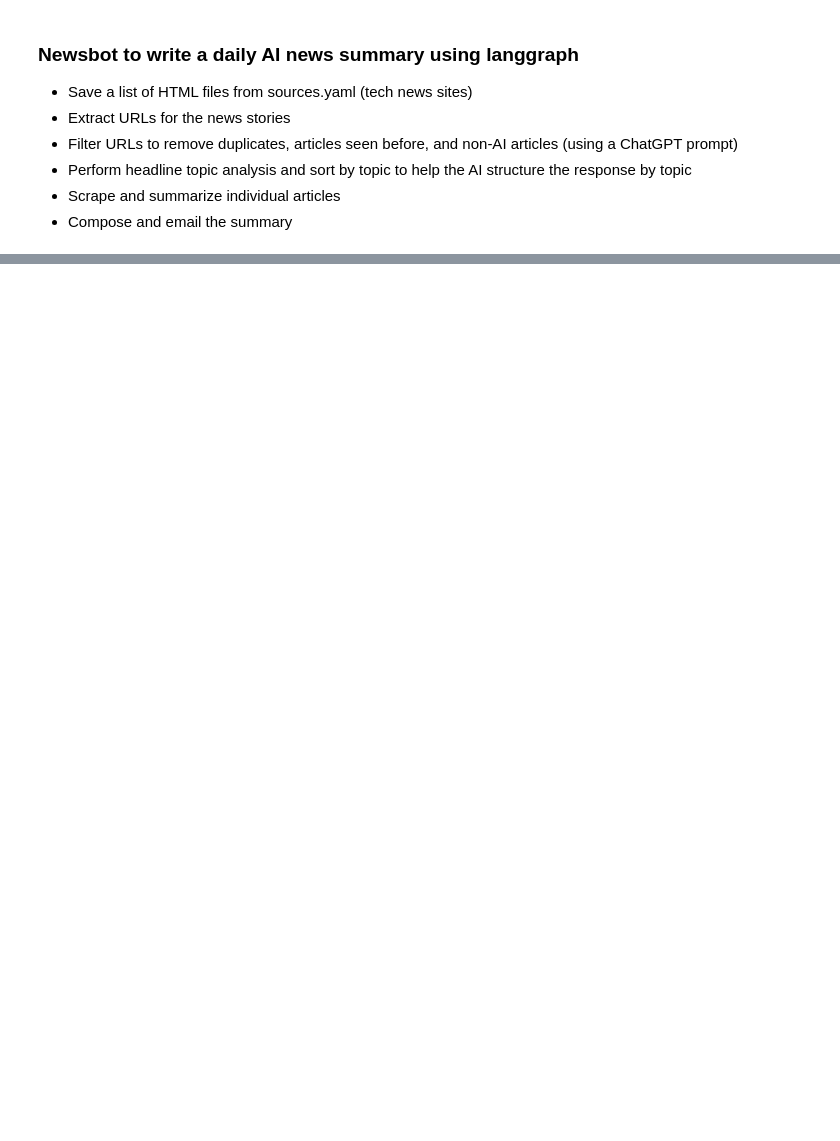
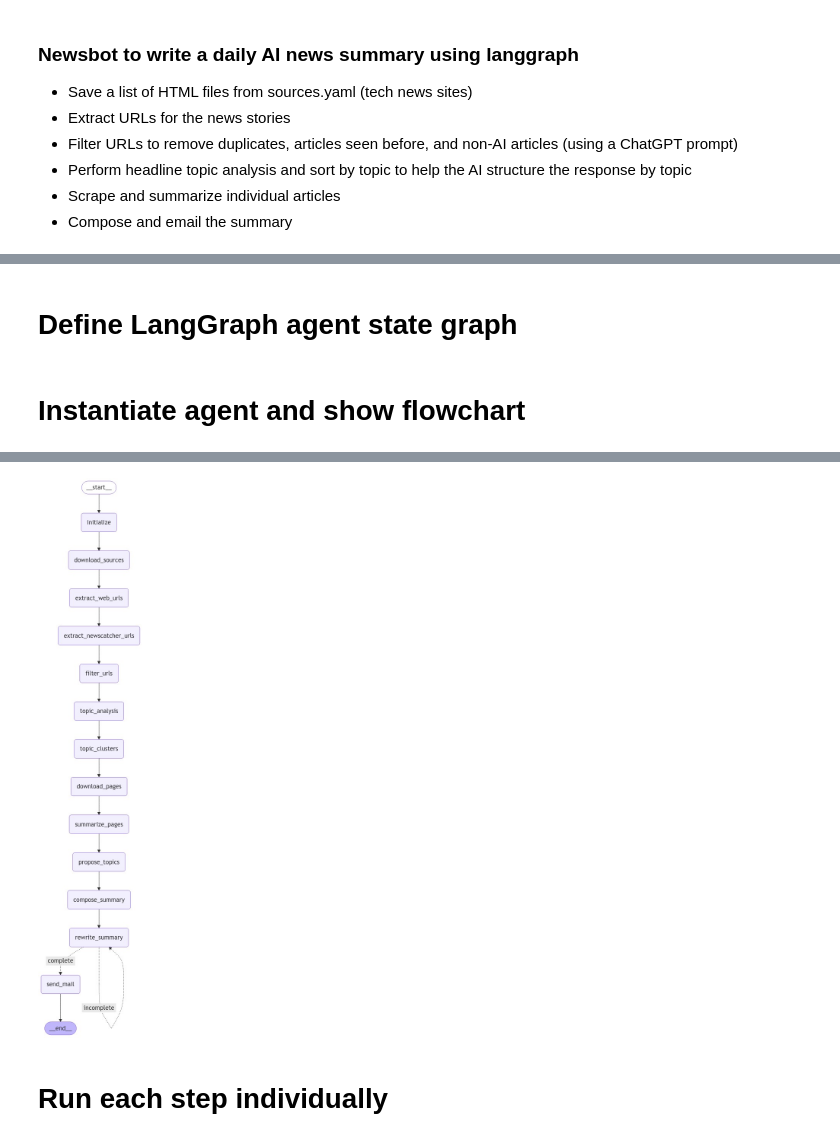
Before and after one commit to druce/AInewsbot, a Jupyter notebook: AInewsbot_langgraph.ipynb, the cells around one changed output, grey strips where cells are left out. Drawn from its saved outputs; the diff is of its cells as text; code cells hidden in the pictures; blank space fills up the shorter version.

```diff
--- a/AInewsbot_langgraph.ipynb
+++ b/AInewsbot_langgraph.ipynb
@@ -302,8 +342,9 @@ def fn_download_sources(state: AgentState) -> AgentState:
     """
 
     if state["do_download"]:
-        # empty download directory
+        # empty download directories
         delete_files(DOWNLOAD_DIR)
+        delete_files(PAGES_DIR)
 
         # save each file specified from sources
         log(f"Saving HTML files using {N_BROWSERS} browsers")
@@ -462,5 +447,6 @@ if DEBUG:
 # %%
 # get AI news via newscatcher
+# https://docs.newscatcherapi.com/api-docs/endpoints/search-news
 
 newscatcher_sources = ['247wallst.com',
  '9to5mac.com',
@@ -535,6 +521,9 @@ newscatcher_sources = ['247wallst.com',
 
 def fn_extract_newscatcher(state: AgentState) -> AgentState:
 
+    q = 'Artificial Intelligence'
+    page_size = 100
+    log(f"Fetching top {page_size} stories matching {q} from Newscatcher")
     base_url = "https://api.newscatcherapi.com/v2/search"
     time_24h_ago = datetime.now() - timedelta(hours=24)
 
@@ -543,12 +532,12 @@ def fn_extract_newscatcher(state: AgentState) -> AgentState:
 
     # Define search parameters
     params = {
-        'q': 'Artificial Intelligence',
+        'q': q,
         'lang': 'en',
         'sources': ','.join(newscatcher_sources),
         'from': time_24h_ago.strftime('%Y-%m-%d %H:%M:%S'),
         'to': datetime.now().strftime('%Y-%m-%d %H:%M:%S'),
-        'page_size': 300,
+        'page_size': page_size, # by default should be most highly relevant to the search
         'page': 1
         }
 
@@ -565,8 +554,10 @@ def fn_extract_newscatcher(state: AgentState) -> AgentState:
     newscatcher_df = pd.DataFrame(results['articles'])[['title', 'link']]
     newscatcher_df['src']='Newscatcher'
     newscatcher_df = newscatcher_df.rename(columns={'link': 'url'})
+#     display(newscatcher_df.head())
+    AIdf = pd.DataFrame(state['AIdf'])
+#     display(AIdf.head())
 
-    AIdf = pd.DataFrame(test_state['AIdf'])
     max_id = AIdf['id'].max()
     # add id column to newscatcher_df
     newscatcher_df['id'] = range(max_id + 1, max_id + 1 + len(newscatcher_df))
@@ -1364,6 +1155,7 @@ Social card description: The fall update for Luminar Neo brings cutting-edge enh
 # %%
 def fn_propose_cats(state: AgentState) -> AgentState:
     # ask chatgpt for top categories
+    log(f"Proposing categories using {MODEL}")
 
     model = ChatOpenAI(
         model=MODEL,
@@ -1378,6 +1170,7 @@ def fn_propose_cats(state: AgentState) -> AgentState:
         suggested_categories.extend(v)
     state["cluster_topics"] = list(set(state["cluster_topics"] + suggested_categories))
     state["cluster_topics"].sort()
+    log(f"Proposed categories: {state['cluster_topics']}")
     return state
 
 
@@ -1962,0 +1306,2 @@ user_approval = input("Edit topics? (yes/no): ")
+# %% [markdown]
+# Define LangGraph agent state graph
@@ -1962,0 +1434,23 @@ user_approval = input("Edit topics? (yes/no): ")
+# %% [markdown]
+# Instantiate agent and show flowchart
+# %%
+do_download = True
+before_date = None
+# before_date="2024-10-18 11:00:00"
+
+# initial state
+state = AgentState()
+state["before_date"] = before_date
+state["do_download"] = do_download
+state["n_edits"] = 0
+state["edit_complete"] = False
+
+# Configuration with thread ID for checkpointing
+# Generate a random UUID
+thread_id = uuid.uuid4().hex
+config = {"configurable": {"thread_id": thread_id}}
+
+log(f"Initializing with before_date={state.get('before_date')}, do_download={do_download}, thread_id={thread_id}")
+lg_agent = Agent(state)
+display(Image(lg_agent.graph.get_graph().draw_mermaid_png()))
+# %% [output]
@@ -1962,0 +1458,3 @@ user_approval = input("Edit topics? (yes/no): ")
+[figure, added]
+# %% [markdown]
+# Run each step individually
```
Also changed, not shown: parts of 80 cells of this notebook, 6 other files.
